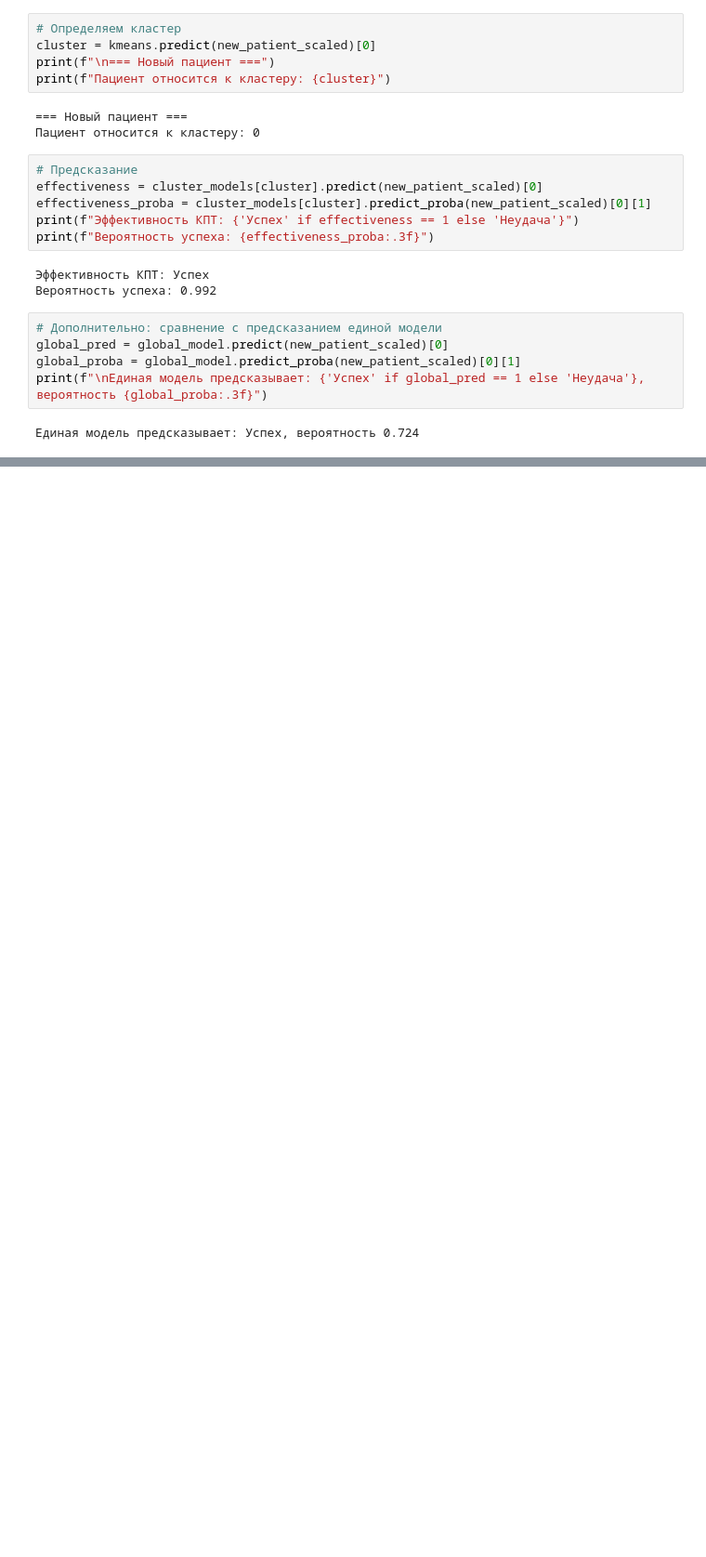
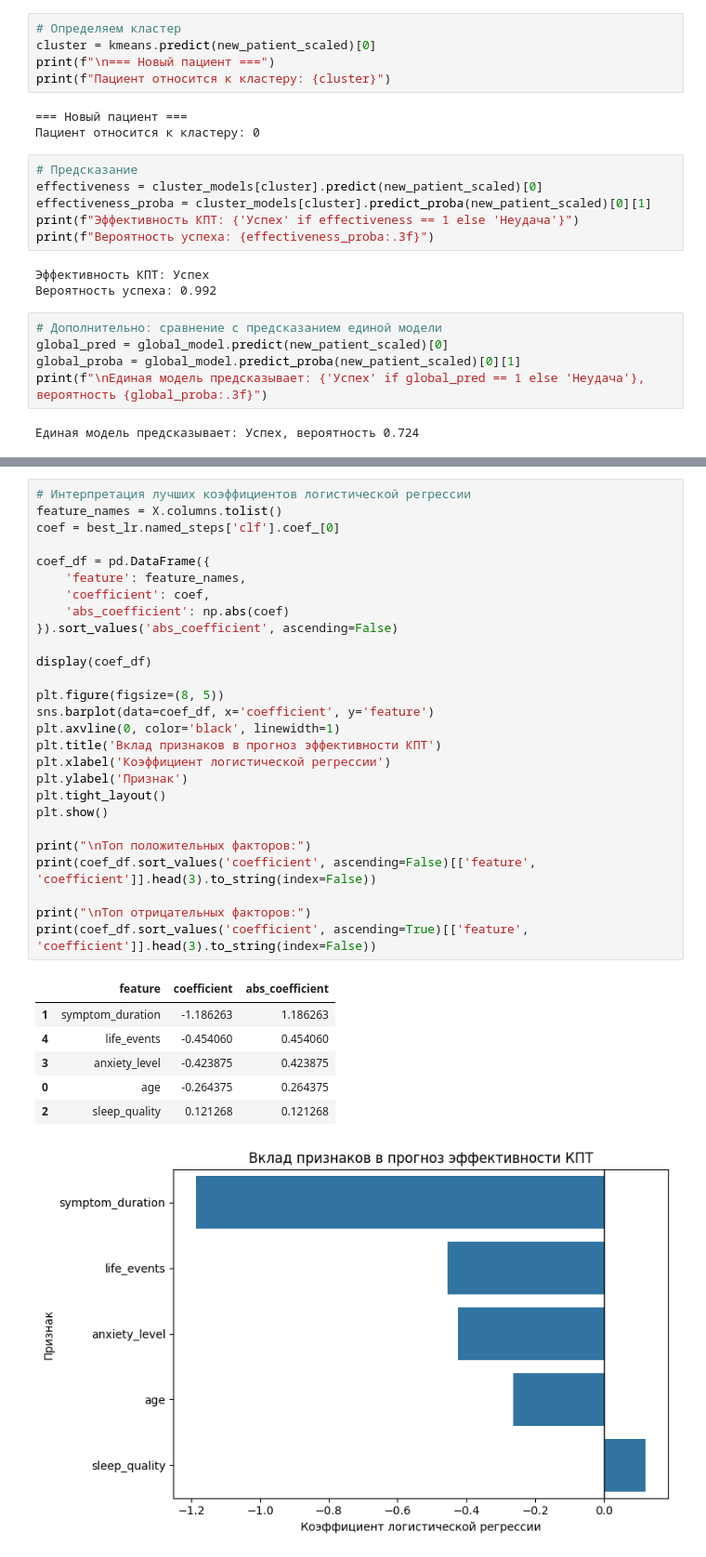
Before and after one commit to SenoritaLiza/depression-treatment-efficiency, a Jupyter notebook: Прогноз_эффективности_КПТ.ipynb, the cells around one changed output, grey strips where cells are left out. Shown at 93% size. Cells and saved outputs as stored; diff of their text form; blank space fills up the shorter version.

Commit message:
feat: аудит данных, GridSearchCV, финальное сравнение моделей
RF CV F1=0.850, кластерный AUC=0.881, важность признаков LogReg.

Co-authored-by: Copilot <223556219+Copilot@users.noreply.github.com>

```diff
--- a/Прогноз_эффективности_КПТ.ipynb
+++ b/Прогноз_эффективности_КПТ.ipynb
@@ -313,0 +485,35 @@ print(f"\nЕдиная модель предсказывает: {'Успех' if
+# %%
+# Интерпретация лучших коэффициентов логистической регрессии
+feature_names = X.columns.tolist()
+coef = best_lr.named_steps['clf'].coef_[0]
+
+coef_df = pd.DataFrame({
+    'feature': feature_names,
+    'coefficient': coef,
+    'abs_coefficient': np.abs(coef)
+}).sort_values('abs_coefficient', ascending=False)
+
+display(coef_df)
+
+plt.figure(figsize=(8, 5))
+sns.barplot(data=coef_df, x='coefficient', y='feature')
+plt.axvline(0, color='black', linewidth=1)
+plt.title('Вклад признаков в прогноз эффективности КПТ')
+plt.xlabel('Коэффициент логистической регрессии')
+plt.ylabel('Признак')
+plt.tight_layout()
+plt.show()
+
+print("\nТоп положительных факторов:")
+print(coef_df.sort_values('coefficient', ascending=False)[['feature', 'coefficient']].head(3).to_string(index=False))
+
+print("\nТоп отрицательных факторов:")
+print(coef_df.sort_values('coefficient', ascending=True)[['feature', 'coefficient']].head(3).to_string(index=False))
+# %% [output]
+|  | feature | coefficient | abs_coefficient |
+| 1 | symptom_duration | -1.186263 | 1.186263 |
+| 4 | life_events | -0.454060 | 0.454060 |
+| 3 | anxiety_level | -0.423875 | 0.423875 |
+| 0 | age | -0.264375 | 0.264375 |
+| 2 | sleep_quality | 0.121268 | 0.121268 |
+[figure, added]
```
Also changed, not shown: parts of 4 cells of this notebook.
